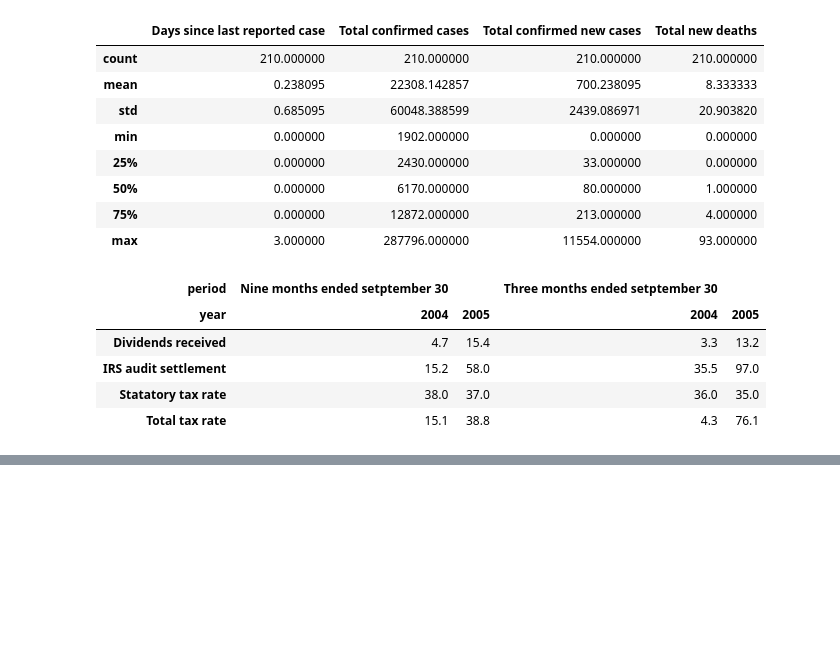
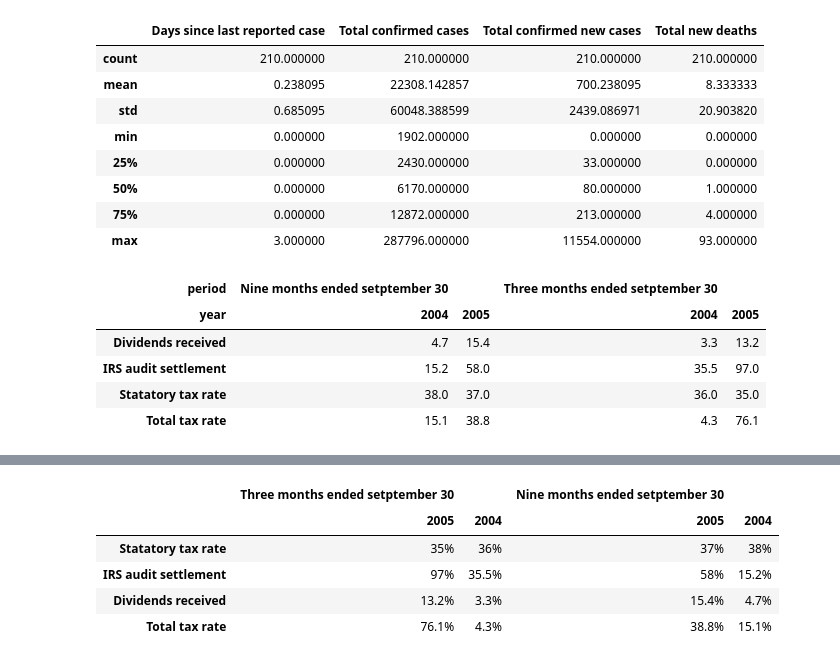
Before and after one commit to CODAIT/text-extensions-for-pandas, a Jupyter notebook: notebooks/Tables.ipynb, the cells around one changed output, grey strips where cells are left out. Saved outputs shown, nothing was run; the diff lists cells and outputs as text; code cells hidden in the pictures; blank space fills up the shorter version.

```diff
--- a/notebooks/Tables.ipynb
+++ b/notebooks/Tables.ipynb
@@ -405,0 +433,31 @@ tp.make_table_from_exploded_df(table_exploded, row_headers, col_headers, dfs_dic
+# %%
+def _horiz_explode(df_in, column, drop_original=True):
+
+    # expands list of columns
+    df = df_in.copy()
+    # expand df.tags into its own dataframe
+    tags = df[column].apply(pd.Series)
+    tags = tags.rename(columns=lambda x: column + '_' + str(x))
+    df = pd.concat([df[:], tags[:]], axis=1)
+
+    if drop_original:
+        df.drop(columns=column, inplace=True)
+    return df, tags.columns.to_list()
+
+rows = dfs_dict["row_headers"]
+cols = dfs_dict["col_headers"]
+dict(zip([1,3,4,5],["one", "three","four","five"]))
+row_dict = rows.set_index("cell_id")["text"].to_dict()
+col_dict = cols.set_index("cell_id")["text"].to_dict()
+
+exploded_id,row_header_cols = _horiz_explode(dfs_dict["body_cells"],"row_header_ids")
+exploded_id, col_header_cols = _horiz_explode(exploded_id,"column_header_ids")
+tab = tp.make_table_from_exploded_df(exploded_id, row_header_cols, col_header_cols)
+tab.rename(index = row_dict,columns=col_dict)
+# %% [output]
+|  | Three months ended setptember 30 |  | Nine months ended setptember 30 |  |
+|  | 2005 | 2004 | 2005 | 2004 |
+| Statatory tax rate | 35% | 36% | 37% | 38% |
+| IRS audit settlement | 97% | 35.5% | 58% | 15.2% |
+| Dividends received | 13.2% | 3.3% | 15.4% | 4.7% |
+| Total tax rate | 76.1% | 4.3% | 38.8% | 15.1% |
```
Also changed, not shown: parts of 2 cells of this notebook, 4 other files.
